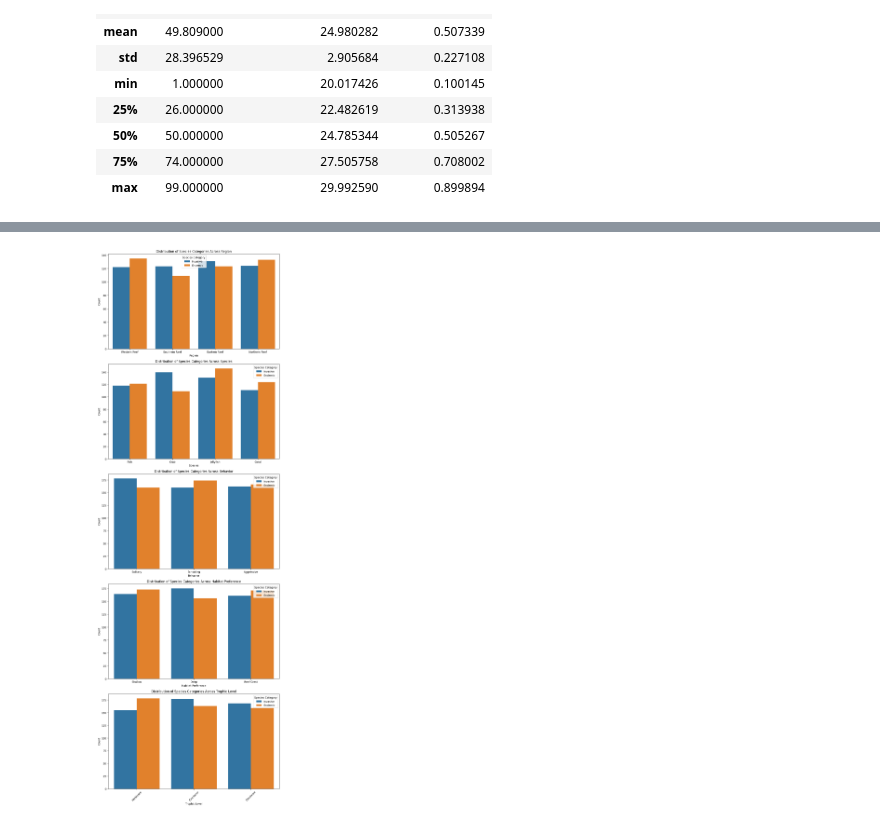
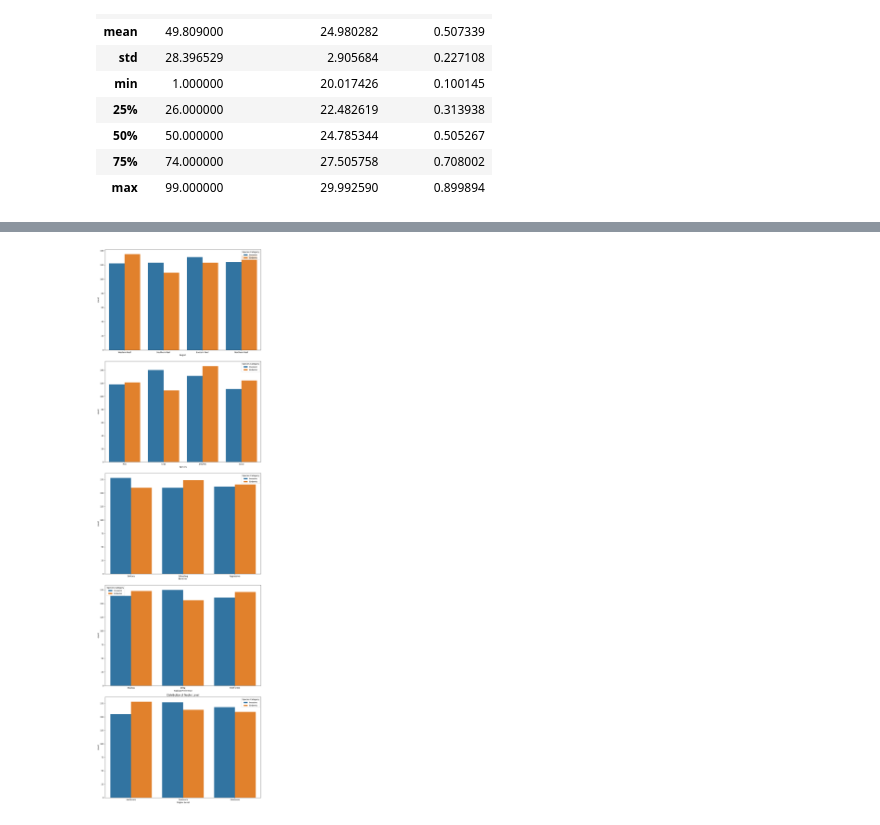
Before and after one commit to IceEnemy/Misc-Learning, a Jupyter notebook: MachineLearning/MidMarineLife/LogRegExercise.ipynb, the cells around one changed output, grey strips where cells are left out. Drawn from its saved outputs; the diff is of its cells as text; code cells hidden in the pictures.

```diff
--- a/MachineLearning/MidMarineLife/LogRegExercise.ipynb
+++ b/MachineLearning/MidMarineLife/LogRegExercise.ipynb
@@ -7,7 +7,7 @@ import pandas as pd
 # %%
-dataset = pd.read_csv('marine_life_dataset.csv')
+df = pd.read_csv('marine_life_dataset.csv')
 
-dataset.head()
+df.head()
 # %% [output]
 |  | Region | Species | Population | Species Category | Behavior | Habitat Preference | Trophic Level | ... |
 | 0 | Western Reef | Fish | 33 | Invasive | Solitary | Shallow | Herbivore | ... |
@@ -70,20 +77,16 @@ dataset['Nutrient Levels'].plot.box()
 # %%
 variables = ['Region','Species','Behavior','Habitat Preference', 'Trophic Level']
 
 n_vars = len(variables)
 
-fig, axes = plt.subplots(n_vars, 1, figsize=(10, 6*n_vars))
+fig, axes = plt.subplots(nrows=n_vars, figsize=(12,8*n_vars))
 
-for i, vars in enumerate(variables):
+for i,var in enumerate(variables):
     ax = axes[i]
-    sns.countplot(data=dataset, x=vars, hue='Species Category', ax=ax)
-    ax.set_title(f'Distribution of Species Categories Across {vars}')
-    ax.set_xlabel(vars)
-    ax.set_ylabel('Count')
-    ax.legend(title='Species Category')
-    plt.xticks(rotation=45)
+    sns.countplot(data=df,x=var,hue='Species Category', ax=ax)
+    plt.title(f'Distribution of {var}')
 
 plt.tight_layout()
 plt.show()
 # %% [output]
-[figure, old version]
+[figure, new version]
```
Also changed, not shown: parts of 30 cells of this notebook, 2 other files.
